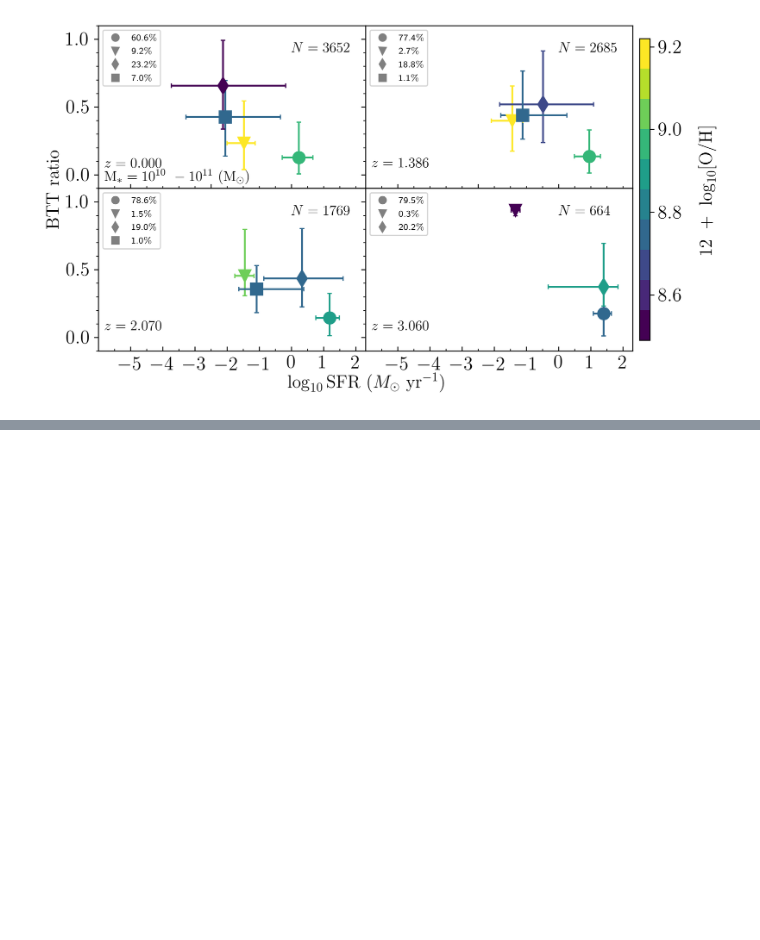
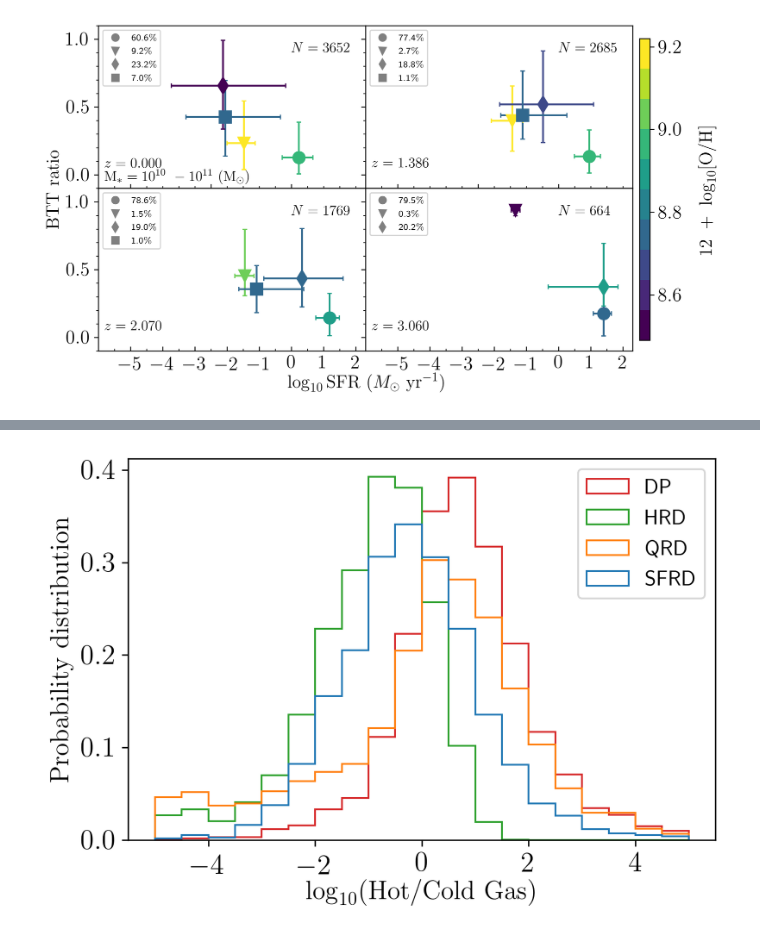
Before and after one commit to darrencroton/sage, a Jupyter notebook: analysis/dust-result.ipynb, the cells around one changed output, grey strips where cells are left out. Cells and saved outputs as stored; diff of their text form; code cells hidden in the pictures; blank space fills up the shorter version.

```diff
--- a/analysis/dust-result.ipynb
+++ b/analysis/dust-result.ipynb
@@ -6886,0 +6981,47 @@ plt.savefig('plots/btt-sfr-evol-play2.png')
+# %%
+#fig, ax = plt.subplots(111)
+w = np.where((G_history[0].HotGas > 0) & (G_history[0].ColdGas > 0))[0]
+stellarmass = G_history[0].StellarMass[w] * 1.e10 / Hubble_h
+allcolddust = G_history[0].ColdDust[w] * 1.e10 / Hubble_h
+allhotdust = G_history[0].HotDust[w] * 1.e10 / Hubble_h
+allsfr = np.log10(G_history[0].SfrDisk[w] + G_history[0].SfrBulge[w])
+allcold = G_history[0].ColdGas[w] * 1.e10 / Hubble_h
+allhot = G_history[0].HotGas[w] * 1.e10 / Hubble_h
+
+#massive galaxies
+w = np.where((stellarmass > 1e9) & (stellarmass < 1e12))[0]
+colddust = allcolddust[w]/stellarmass[w]
+hotdust = allhotdust[w]/stellarmass[w]
+sfr = allsfr[w]
+cold = allcold[w]
+hot = allhot[w]
+frac = np.log(cold/hot)
+
+#SFDR
+w = np.where((colddust > 1e-4) & (sfr > -1))[0]
+frac_a = frac[w]
+
+#QDR
+w = np.where((colddust > 1e-4) & (sfr < -1))[0]
+frac_b = frac[w]
+
+#HDR
+w = np.where((colddust > 1e-4) & (hotdust > 1e-4))[0]
+frac_c = frac[w]
+
+#DP
+w = np.where((colddust > 1e-4) & (hotdust < 1e-4))[0]
+frac_d = frac[w]
+
+nbins = 20
+fraction = [frac_a, frac_b, frac_c, frac_d]
+labels = ['SFRD', 'QRD', 'HRD', 'DP']
+plt.hist(fraction, nbins, range=(-5,5), density=True, histtype='step', label=labels)
+plt.legend(loc=0)
+
+plt.ylabel(r'$\mathrm{Probability}\ \mathrm{distribution}$', fontsize=15)
+plt.xlabel(r'$\log_{10} (\mathrm{Hot} / \mathrm{Cold}\ \mathrm{Gas})$', fontsize=15)
+
+plt.savefig('plots/hot-cold-gas.png', bbox_inches='tight')
+# %% [output]
+[figure, added]
```
Also changed, not shown: parts of 8 cells of this notebook.
